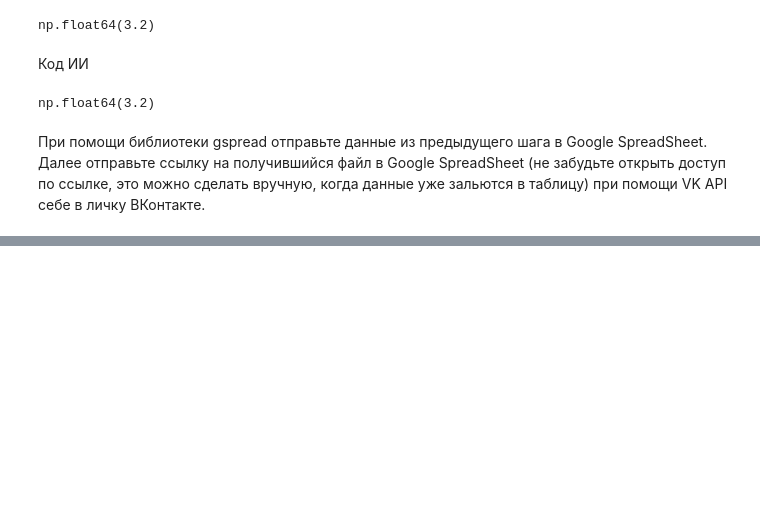
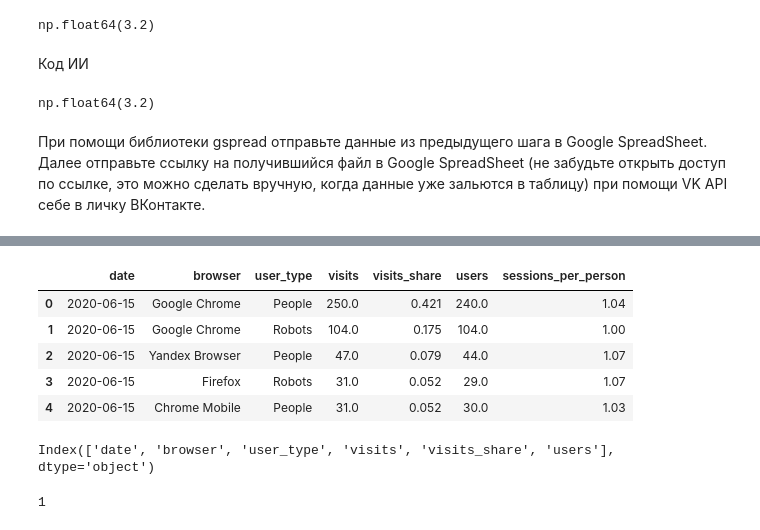
Before and after one commit to Praldmur/Simulation, a Jupyter notebook: mini_project_7.ipynb, the cells around one changed output, grey strips where cells are left out. Drawn from its saved outputs; the diff is of its cells as text; code cells hidden in the pictures; blank space fills up the shorter version.

Commit message:
7_mini_project: Завершен

```diff
--- a/mini_project_7.ipynb
+++ b/mini_project_7.ipynb
@@ -183,0 +172,31 @@ FileNotFoundError: [Errno 2] No such file or directory: 'F:\\!PR\\Simulation\\da
+# %%
+scope = ['https://spreadsheets.google.com/feeds',
+         'https://www.googleapis.com/auth/drive']
+
+my_mail = 'praldmur@gmail.com'
+
+# Authorization
+credentials = ServiceAccountCredentials.from_json_keyfile_name(r'C:\Users\PC\Desktop\Софт\Simulation\Simulation\data\my-project-test-462911-c940cfa5fa9c.json', scope)
+gs = gspread.authorize(credentials)
+table_name = 'mini_project_7'
+sheet_obj = gs.create(table_name)
+sheet_obj.share('praldmur@gmail.com', perm_type='user', role='writer')
+spreadsheet_id = sheet_obj.id
+
+# Предполагаем, что df уже существует
+df = df.reset_index(drop=True)  # Сбрасываем индексы
+print(df.shape)  # (24, 5)
+print(df.head())  # Проверка
+print(df.isnull().sum())  # Проверка NaN
+
+# Получаем или создаём лист
+try:
+    worksheet = sheet_obj.worksheet('creature_df')
+except gspread.exceptions.WorksheetNotFound:
+    worksheet = sheet_obj.add_worksheet(title='creature_df', rows=df.shape[0]+1, cols=df.shape[1])
+
+# Очищаем и загружаем данные
+worksheet.clear()
+worksheet.update([df.columns.values.tolist()] + df.values.tolist())
+
+print("Data uploaded successfully!")
@@ -183,0 +208,7 @@ FileNotFoundError: [Errno 2] No such file or directory: 'F:\\!PR\\Simulation\\da
+# %%
+from io import BytesIO
+import requests
+r = requests.get('https://docs.google.com/spreadsheets/d/e/2PACX-1vQWMsvBTVio9C7IOOxfFO9C15BRHyME-_ENHqBodDOjuiHwk9fCuF5hUVmDs497PZOqPYK3exdSikOK/pub?gid=1006633900&single=true&output=csv')
+data = r.content
+
+df_1= pd.read_csv(BytesIO(data))
@@ -183,0 +224,15 @@ FileNotFoundError: [Errno 2] No such file or directory: 'F:\\!PR\\Simulation\\da
+# %%
+df_merged = pd.merge(df, df_1, on=['date', 'browser', 'user_type'])
+# %%
+df_merged.head()
+# %% [output]
+|  | date | browser | user_type | visits | visits_share | users | sessions_per_person |
+| 0 | 2020-06-15 | Google Chrome | People | 250.0 | 0.421 | 240.0 | 1.04 |
+| 1 | 2020-06-15 | Google Chrome | Robots | 104.0 | 0.175 | 104.0 | 1.00 |
+| 2 | 2020-06-15 | Yandex Browser | People | 47.0 | 0.079 | 44.0 | 1.07 |
+| 3 | 2020-06-15 | Firefox | Robots | 31.0 | 0.052 | 29.0 | 1.07 |
+| 4 | 2020-06-15 | Chrome Mobile | People | 31.0 | 0.052 | 30.0 | 1.03 |
+# %%
+df_merged.columns
+# %% [output]
+Index(['date', 'browser', 'user_type', 'visits', 'visits_share', 'users'], dtype='object')
@@ -183,0 +243,9 @@ FileNotFoundError: [Errno 2] No such file or directory: 'F:\\!PR\\Simulation\\da
+# %%
+round(
+    df_merged.loc[
+        (df_merged.browser == 'Google Chrome') & (df_merged.user_type == 'Robots'),
+        'sessions_per_person'
+    ].iloc[0]
+)
+# %% [output]
+1
```
Also changed, not shown: parts of 8 cells of this notebook.
